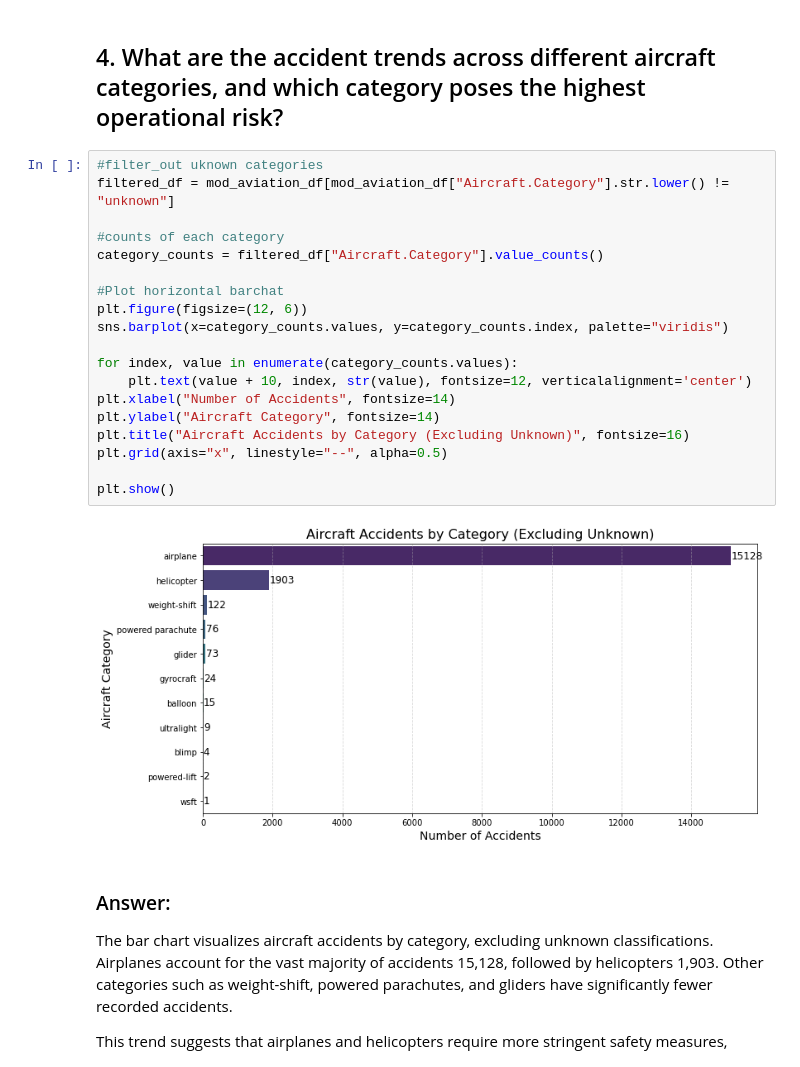
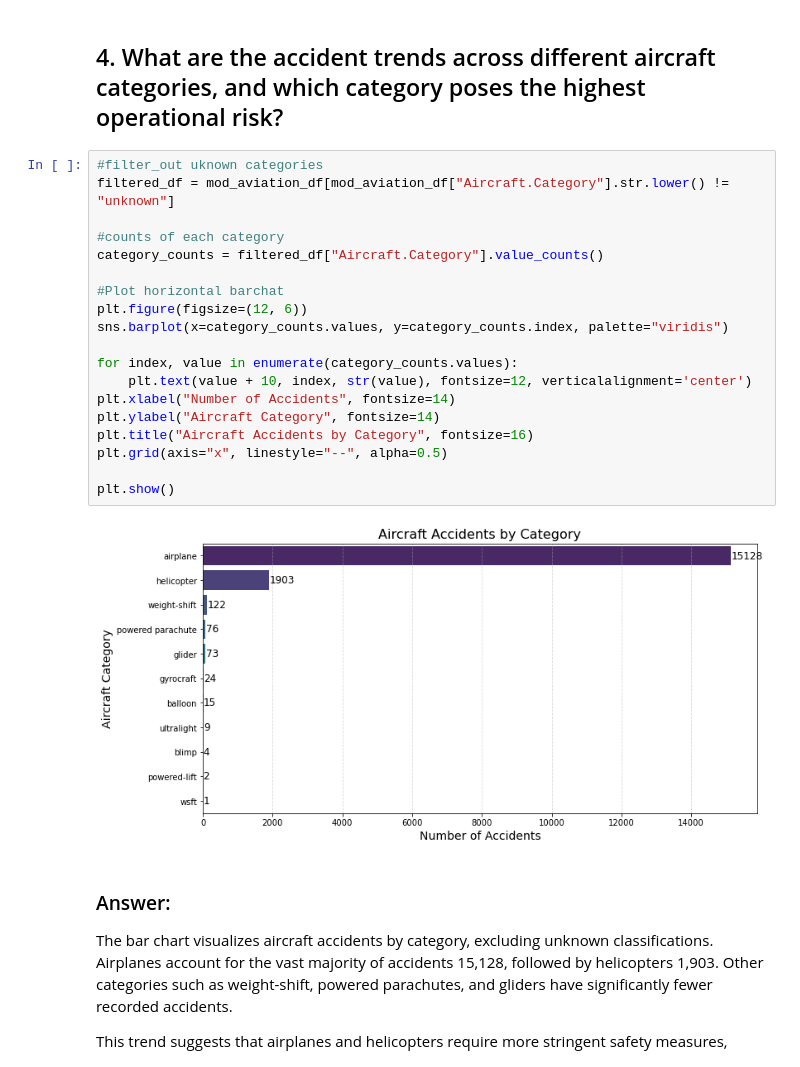
Before and after one commit to kkipkorir/Aviation-Risk-Evaluation, a Jupyter notebook: aviation-risk-eval.ipynb, the cells around one changed output. Cells and saved outputs as stored; diff of their text form.

```diff
--- a/aviation-risk-eval.ipynb
+++ b/aviation-risk-eval.ipynb
@@ -852,24 +854,24 @@ For investment or operational decisions, high-accident models may indicate highe
 # %%
 #filter_out uknown categories
 filtered_df = mod_aviation_df[mod_aviation_df["Aircraft.Category"].str.lower() != "unknown"]
 
 #counts of each category
 category_counts = filtered_df["Aircraft.Category"].value_counts()
 
 #Plot horizontal barchat
 plt.figure(figsize=(12, 6))
 sns.barplot(x=category_counts.values, y=category_counts.index, palette="viridis")
 
 for index, value in enumerate(category_counts.values):
     plt.text(value + 10, index, str(value), fontsize=12, verticalalignment='center')
 plt.xlabel("Number of Accidents", fontsize=14)
 plt.ylabel("Aircraft Category", fontsize=14)
-plt.title("Aircraft Accidents by Category (Excluding Unknown)", fontsize=16)
+plt.title("Aircraft Accidents by Category", fontsize=16)
 plt.grid(axis="x", linestyle="--", alpha=0.5)
 
 plt.show()
 # %% [output]
-[figure, old version]
+[figure, new version]
 # %% [markdown]
 ### Answer:
 The bar chart visualizes aircraft accidents by category, excluding unknown classifications. Airplanes account for the vast majority of accidents 15,128, followed by helicopters 1,903. Other categories such as weight-shift, powered parachutes, and gliders have significantly fewer recorded accidents.
```
Also changed, not shown: parts of 13 cells of this notebook, 14 other files.
